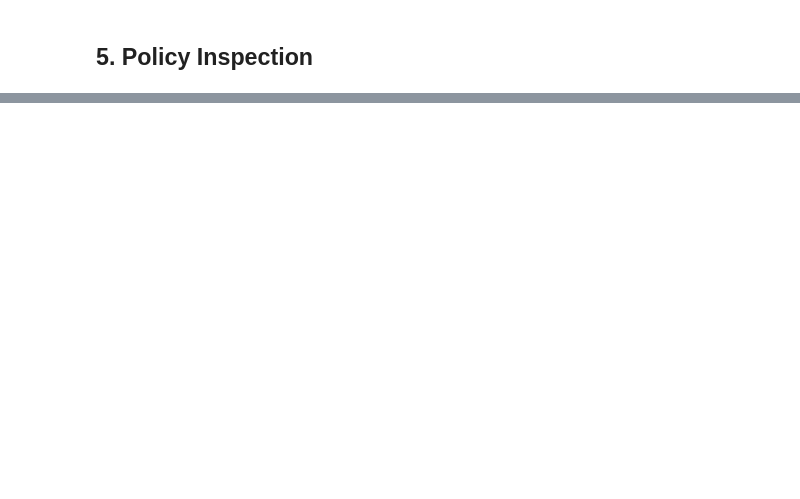
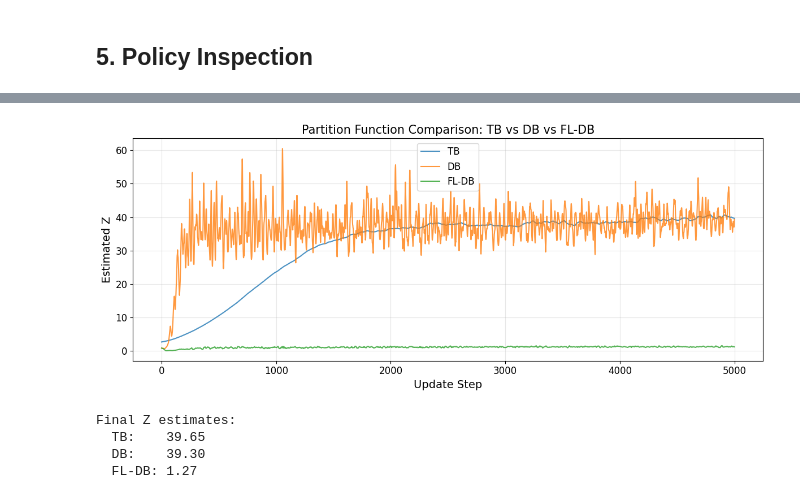
Before and after one commit to qhuang20/gflownet-seq-gen, a Jupyter notebook: run_training.ipynb, the cells around one changed output, grey strips where cells are left out. Saved outputs shown, nothing was run; the diff lists cells and outputs as text; code cells hidden in the pictures; blank space fills up the shorter version.

```diff
--- a/run_training.ipynb
+++ b/run_training.ipynb
@@ -226,0 +249,29 @@ Last 20 sampled states:
+# %%
+import numpy as np
+
+fig, ax = plt.subplots(figsize=(12, 5))
+
+ax.plot(np.exp(result_tb.logZs), label='TB', alpha=0.8)
+ax.plot(np.exp(result_db.logZs), label='DB', alpha=0.8)
+ax.plot(np.exp(result_fldb.logZs), label='FL-DB', alpha=0.8)
+
+ax.set_xlabel('Update Step', fontsize=14)
+ax.set_ylabel('Estimated Z', fontsize=14)
+ax.set_title('Partition Function Comparison: TB vs DB vs FL-DB', fontsize=15)
+ax.tick_params(labelsize=12)
+ax.legend(fontsize=12)
+ax.grid(True, alpha=0.3)
+
+plt.tight_layout()
+plt.show()
+
+print(f"Final Z estimates:")
+print(f"  TB:    {result_tb.final_Z:.2f}")
+print(f"  DB:    {result_db.final_Z:.2f}")
+print(f"  FL-DB: {result_fldb.final_Z:.2f}")
+# %% [output]
+[figure, added]
+Final Z estimates:
+  TB:    39.65
+  DB:    39.30
+  FL-DB: 1.27
```
Also changed, not shown: parts of 29 cells of this notebook, 39 other files.
